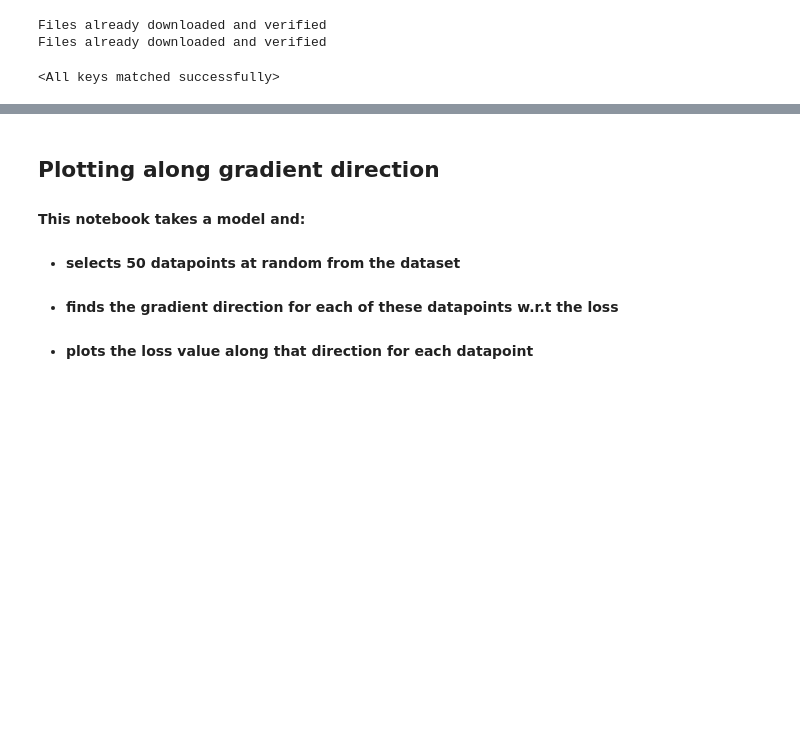
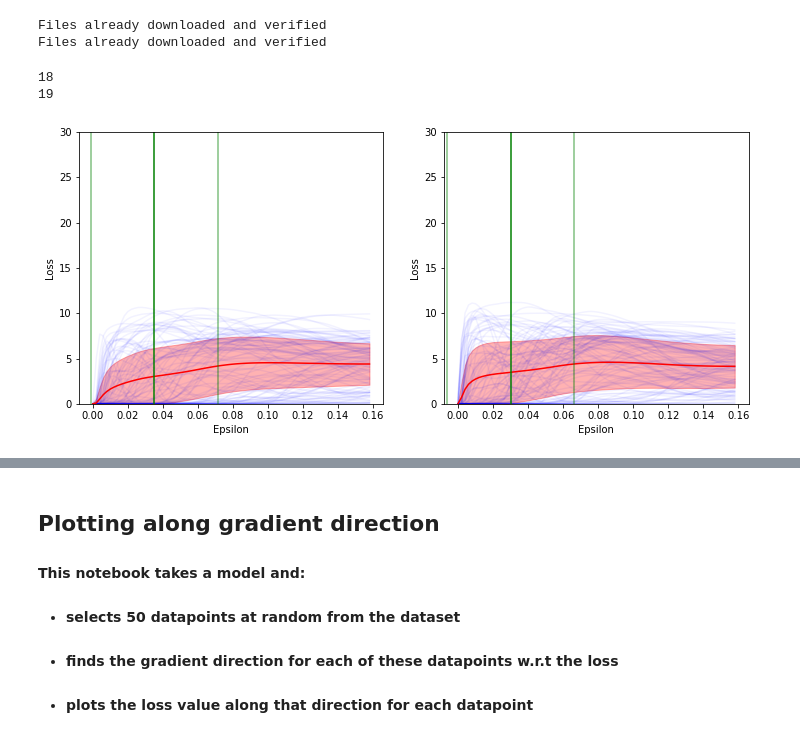
Before and after one commit to CarlosGomes98/false_sense_of_security, a Jupyter notebook: notebooks/Plot_Along_Grad.ipynb, the cells around one changed output, grey strips where cells are left out. Drawn from its saved outputs; the diff is of its cells as text; code cells hidden in the pictures; blank space fills up the shorter version.

```diff
--- a/notebooks/Plot_Along_Grad.ipynb
+++ b/notebooks/Plot_Along_Grad.ipynb
@@ -39,31 +40,42 @@ classes = classes = ('plane', 'car', 'bird', 'cat',
 Files already downloaded and verified
 Files already downloaded and verified
 # %%
-model = CIFAR_Res_Net().eval().to(device)
-model.load_state_dict(torch.load("../models/normal_20e.model", map_location=device))
-fgsm_model = CIFAR_Res_Net().eval().to(device)
-fgsm_model.load_state_dict(torch.load("../models/fgsm_e16_20e.model", map_location=device))
-fgsm_model_small = CIFAR_Res_Net().eval().to(device)
-fgsm_model_small.load_state_dict(torch.load("../models/fgsm_e8_20e.model", map_location=device))
-fgsm_model_small_2 = CIFAR_Res_Net().eval().to(device)
-fgsm_model_small_2.load_state_dict(torch.load("../models/fgsm_e8_20e_2.model", map_location=device))
-step_ll_model = CIFAR_Res_Net().eval().to(device)
-step_ll_model.load_state_dict(torch.load("../models/step_ll_e16_20e.model", map_location=device))
-step_ll_model_small = CIFAR_Res_Net().eval().to(device)
-step_ll_model_small.load_state_dict(torch.load("../models/step_ll_e8_20e.model", map_location=device))
-pgd_model = CIFAR_Res_Net().eval().to(device)
-pgd_model.load_state_dict(torch.load("../models/pgd_e16_20e.model", map_location=device))
-pgd_model_small = CIFAR_Res_Net().eval().to(device)
-pgd_model_small.load_state_dict(torch.load("../models/pgd_e8_20e.model", map_location=device))
-grad_reg_model = CIFAR_Res_Net().eval().to(device)
-grad_reg_model.load_state_dict(torch.load("../models/jac_regularization_ld01_20.model", map_location=device))
-grad_reg_model_1 = CIFAR_Res_Net().eval().to(device)
-grad_reg_model_1.load_state_dict(torch.load("../models/jac_regularization_ld1_20.model", map_location=device))
-grad_reg_model_05 = CIFAR_Res_Net().eval().to(device)
-grad_reg_model_05.load_state_dict(torch.load("../models/jac_regularization_ld05_20.model", map_location=device))
-cure = CUREResNet18().to(device).eval()
-cure[1].load_state_dict(torch.load("../models/RN18_CURE.pth", map_location=device)['net'])
-step = StepResNet18().to(device).eval()
-step.load_state_dict(torch.load("../models/rn18_std_step_convergence1.pt", map_location=device)['model_state_dict'])
+full_resnet_weights = torch.load("../models/full_trained_resnet.model", map_location=device)['net']
+full_resnet_weights_fixed = {key.replace("module.", ""): val for (key, val) in full_resnet_weights.items()}
+full_resnet = CIFAR_Res_Net(normalization_mean=[0.4914, 0.4822, 0.4465], normalization_std=[0.2023, 0.1994, 0.2010]).to(device).eval()
+full_resnet.load_state_dict(
+    full_resnet_weights_fixed
+)
+full_wrn = load_model(model_name="Standard", dataset='cifar10', model_dir='../models', threat_model='Linf').to(device)
+# model = CIFAR_Res_Net().eval().to(device)
+# model.load_state_dict(torch.load("../models/normal_20e.model", map_location=device))
+# fgsm_model = CIFAR_Res_Net().eval().to(device)
+# fgsm_model.load_state_dict(torch.load("../models/fgsm_e16_20e.model", map_location=device))
+# fgsm_model_small = CIFAR_Res_Net().eval().to(device)
+# fgsm_model_small.load_state_dict(torch.load("../models/fgsm_e8_20e.model", map_location=device))
+# fgsm_model_small_2 = CIFAR_Res_Net().eval().to(device)
+# fgsm_model_small_2.load_state_dict(torch.load("../models/fgsm_e8_20e_2.model", map_location=device))
+# step_ll_model = CIFAR_Res_Net().eval().to(device)
+# step_ll_model.load_state_dict(torch.load("../models/step_ll_e16_20e.model", map_location=device))
+# step_ll_model_small = CIFAR_Res_Net().eval().to(device)
+# step_ll_model_small.load_state_dict(torch.load("../models/step_ll_e8_20e.model", map_location=device))
+# pgd_model = CIFAR_Res_Net().eval().to(device)
+# pgd_model.load_state_dict(torch.load("../models/pgd_e16_20e.model", map_location=device))
+# pgd_model_small = CIFAR_Res_Net().eval().to(device)
+# pgd_model_small.load_state_dict(torch.load("../models/pgd_e8_20e.model", map_location=device))
+# grad_reg_model = CIFAR_Res_Net().eval().to(device)
+# grad_reg_model.load_state_dict(torch.load("../models/jac_regularization_ld01_20.model", map_location=device))
+# grad_reg_model_1 = CIFAR_Res_Net().eval().to(device)
+# grad_reg_model_1.load_state_dict(torch.load("../models/jac_regularization_ld1_20.model", map_location=device))
+# grad_reg_model_05 = CIFAR_Res_Net().eval().to(device)
+# grad_reg_model_05.load_state_dict(torch.load("../models/jac_regularization_ld05_20.model", map_location=device))
+# cure = CUREResNet18().to(device).eval()
+# cure[1].load_state_dict(torch.load("../models/RN18_CURE.pth", map_location=device)['net'])
+# step = StepResNet18().to(device).eval()
+# step.load_state_dict(torch.load("../models/rn18_std_step_convergence1.pt", map_location=device)['model_state_dict'])
-# %% [output]
-<All keys matched successfully>
+# %%
+plot_along_grad_n(full_resnet, [train_dataset, test_dataset], batch_size, 500, device=device)
+# %% [output]
+18
+19
+[figure, added]
```
Also changed, not shown: parts of 2 cells of this notebook, 4 other files.
